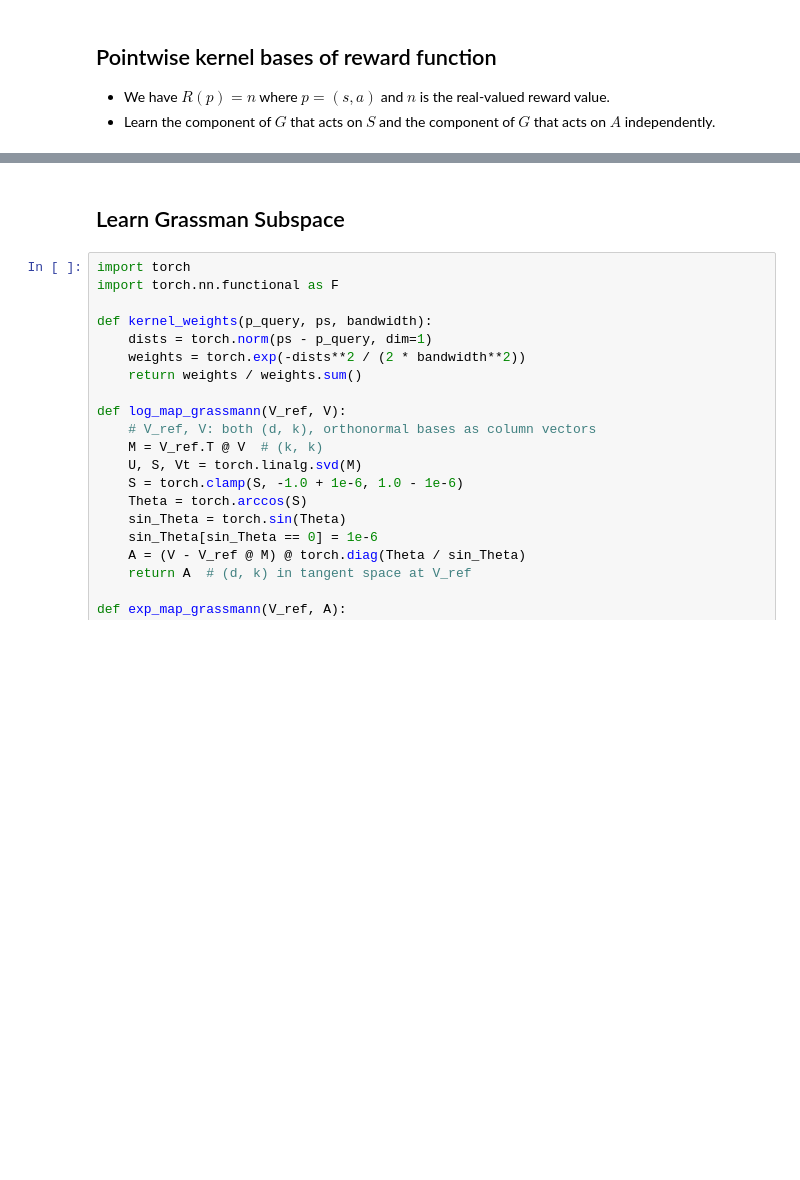
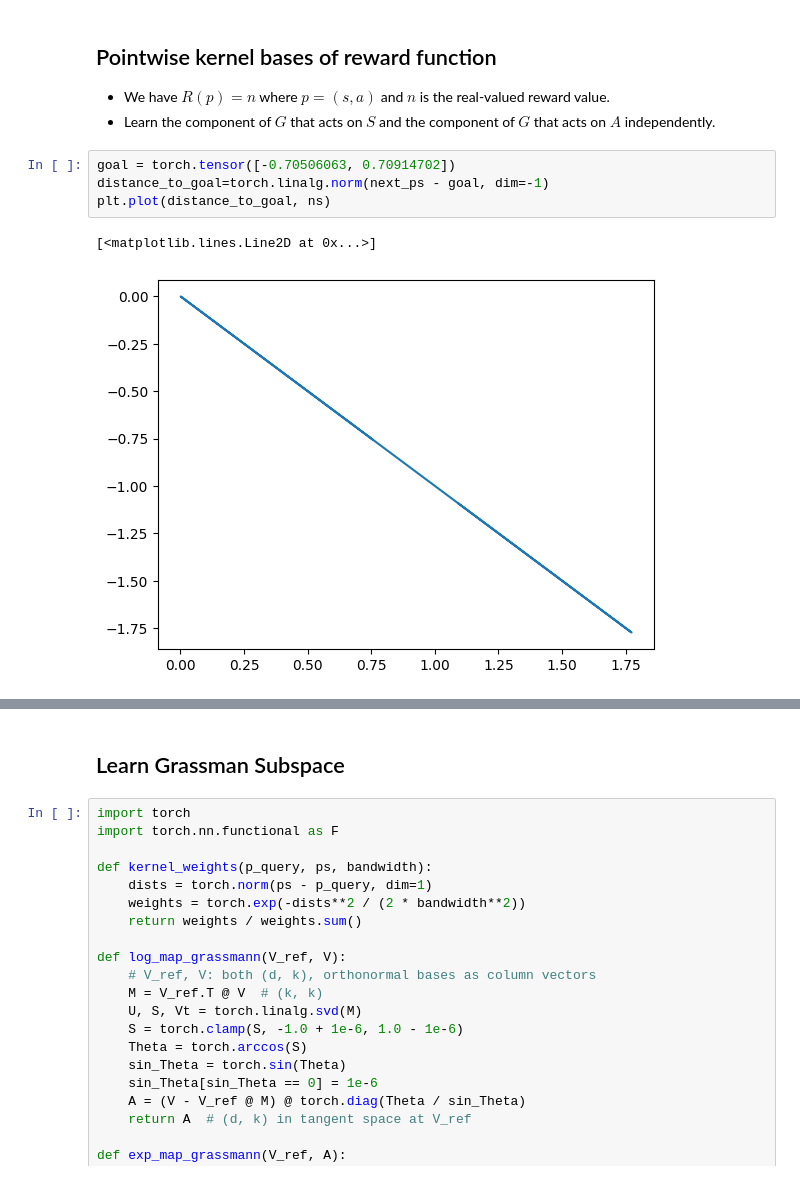
Before and after one commit to PaulNitschke/geo_meta_rl, a Jupyter notebook: learn_kernel.ipynb, the cells around one changed output, grey strips where cells are left out. Cells and saved outputs as stored; diff of their text form; blank space fills up the shorter version.

```diff
--- a/learn_kernel.ipynb
+++ b/learn_kernel.ipynb
@@ -23,3 +26,10 @@ replay_buffer_task_1= load_replay_buffer(replay_buffer_name, N_steps=N_SAMPLES)
 
 - We have $R(p)=n$ where $p=(s,a)$ and $n$ is the real-valued reward value.
 - Learn the component of $G$ that acts on $S$ and the component of $G$ that acts on $A$ independently.
+# %%
+goal = torch.tensor([-0.70506063, 0.70914702])
+distance_to_goal=torch.linalg.norm(next_ps - goal, dim=-1)
+plt.plot(distance_to_goal, ns)
+# %% [output]
+[<matplotlib.lines.Line2D at 0x...>]
+[figure, added]
```
Also changed, not shown: parts of 9 cells of this notebook, 14 other files.
